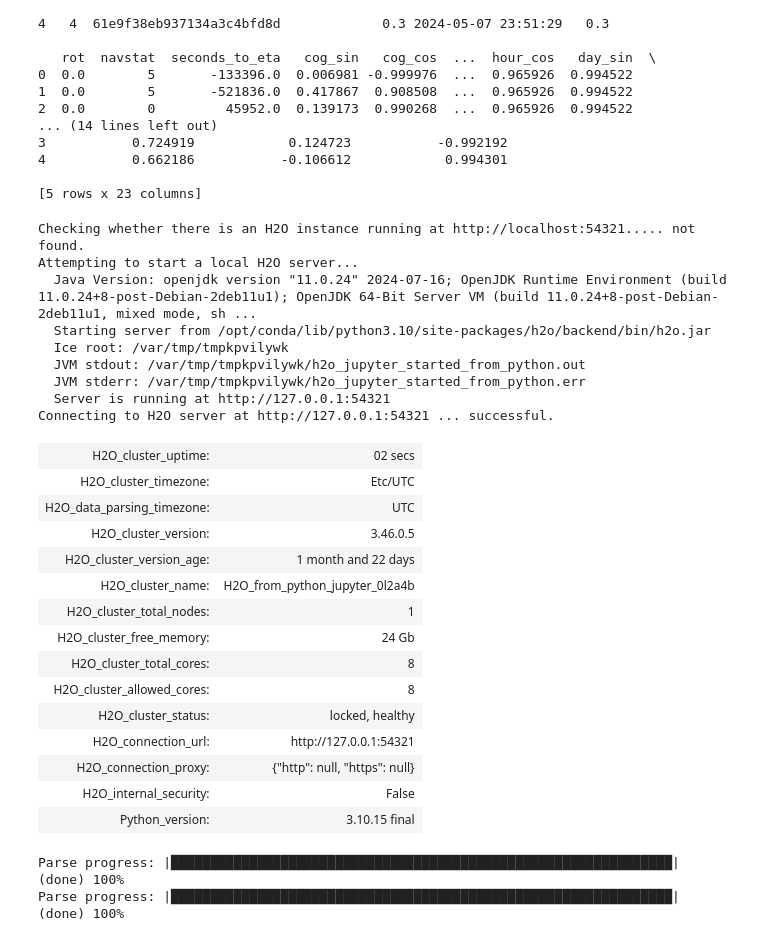
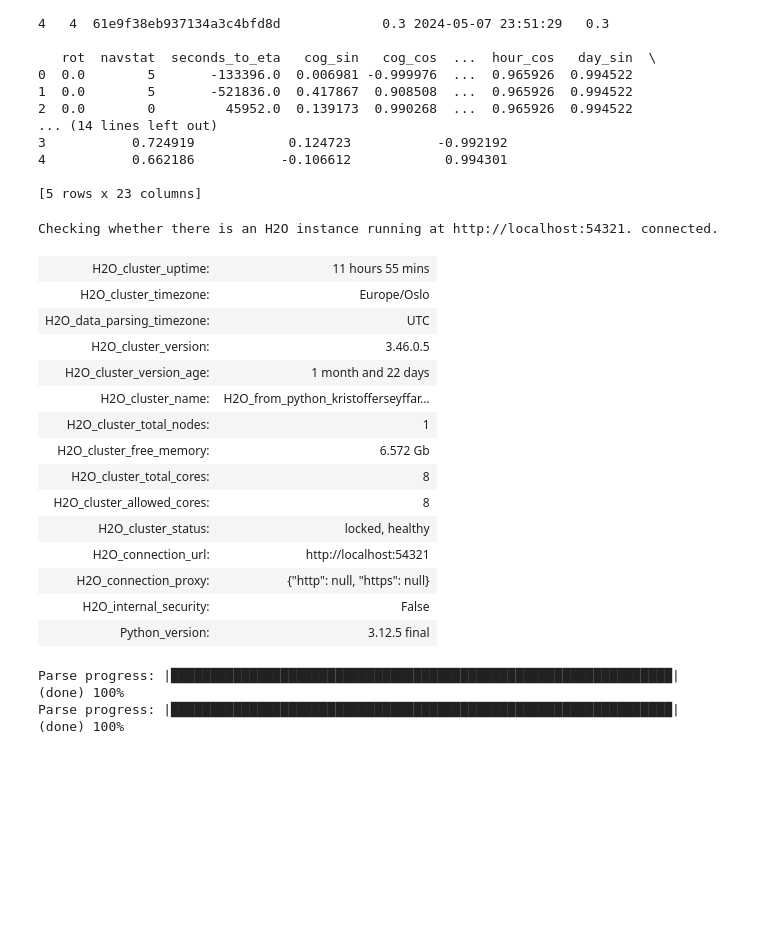
Before and after one commit to iverri/ML-Group-Project, a Jupyter notebook: src/pipeline_kris.ipynb, the cells around one changed output. Drawn from its saved outputs; the diff is of its cells as text; code cells hidden in the pictures; blank space fills up the shorter version.

```diff
--- a/src/pipeline_kris.ipynb
+++ b/src/pipeline_kris.ipynb
@@ -188,7 +192,9 @@ Name: latitude, dtype: float64
 8 -0.809017        0.5   0.866025
 9 -0.809017        0.5   0.866025
 # %%
-def Last_known_location_training_data(data: pd.DataFrame, shift_lenghts) -> pd.DataFrame:
+def Last_known_location_training_data(
+    data: pd.DataFrame, shift_lenghts
+) -> pd.DataFrame:
     """_summary_  Groups training data by vesselId, and propogates all data from last known location
 
     Args:
@@ -198,7 +204,7 @@ def Last_known_location_training_data(data: pd.DataFrame, shift_lenghts) -> pd.D
         _type_:? _description_ the altered data
 
     """
-    all_test_data=pd.DataFrame()
+    all_test_data = pd.DataFrame()
 
     for shift_length in shift_lenghts:
 
@@ -227,7 +233,9 @@ def Last_known_location_training_data(data: pd.DataFrame, shift_lenghts) -> pd.D
                 "last_longitude_sin",
                 "last_longitude_cos",
             ]
-        ] = shifted_data[["latitude_sin", "latitude_cos", "longitude_sin", "longitude_cos"]]
+        ] = shifted_data[
+            ["latitude_sin", "latitude_cos", "longitude_sin", "longitude_cos"]
+        ]
 
         shifted_data[
             [
@@ -254,7 +262,6 @@ def Last_known_location_training_data(data: pd.DataFrame, shift_lenghts) -> pd.D
 
         all_test_data = pd.concat([all_test_data, result], ignore_index=True)
 
-
     # Uncomment the line below if you want to remove the "time" column after processing
     # data = data.drop("time", axis=1)
 
@@ -262,9 +269,11 @@ def Last_known_location_training_data(data: pd.DataFrame, shift_lenghts) -> pd.D
 # %%
 print(train_data_preprocessed.columns)
 
-train_data_shifted_df = Last_known_location_training_data(train_data_preprocessed,[1,5,10,50])
+train_data_shifted_df = Last_known_location_training_data(
+    train_data_preprocessed, [10,100]
+)
 
-#train_data_shifted_df = train_data_shifted_df.drop(columns=["time"], axis=1)
+# train_data_shifted_df = train_data_shifted_df.drop(columns=["time"], axis=1)
 # %% [output]
 Index(['time', 'sog', 'rot', 'navstat', 'vesselId', 'seconds_to_eta',
        'latitude_sin', 'latitude_cos', 'longitude_sin', 'longitude_cos',
@@ -360,35 +369,27 @@ print(test_data_with_last_known_df.head())
 
 [5 rows x 23 columns]
 # %%
-h2o.init(max_mem_size="24g")
+h2o.init(max_mem_size="7g")
 
 train_data_shifted = h2o.H2OFrame(train_data_shifted_df)
 test_data_with_last_known = h2o.H2OFrame(test_data_with_last_known_df)
 # %% [output]
-Checking whether there is an H2O instance running at http://localhost:54321..... not found.
-Attempting to start a local H2O server...
-  Java Version: openjdk version "11.0.24" 2024-07-16; OpenJDK Runtime Environment (build 11.0.24+8-post-Debian-2deb11u1); OpenJDK 64-Bit Server VM (build 11.0.24+8-post-Debian-2deb11u1, mixed mode, sh ...
-  Starting server from /opt/conda/lib/python3.10/site-packages/h2o/backend/bin/h2o.jar
-  Ice root: /var/tmp/tmpkpvilywk
-  JVM stdout: /var/tmp/tmpkpvilywk/h2o_jupyter_started_from_python.out
-  JVM stderr: /var/tmp/tmpkpvilywk/h2o_jupyter_started_from_python.err
-  Server is running at http://127.0.0.1:54321
-Connecting to H2O server at http://127.0.0.1:54321 ... successful.
+Checking whether there is an H2O instance running at http://localhost:54321. connected.
-| H2O_cluster_uptime: | 02 secs |
-| H2O_cluster_timezone: | Etc/UTC |
+| H2O_cluster_uptime: | 11 hours 55 mins |
+| H2O_cluster_timezone: | Europe/Oslo |
 | H2O_data_parsing_timezone: | UTC |
 | H2O_cluster_version: | 3.46.0.5 |
 | H2O_cluster_version_age: | 1 month and 22 days |
-| H2O_cluster_name: | H2O_from_python_jupyter_0l2a4b |
+| H2O_cluster_name: | H2O_from_python_kristofferseyffar... |
 | H2O_cluster_total_nodes: | 1 |
-| H2O_cluster_free_memory: | 24 Gb |
+| H2O_cluster_free_memory: | 6.572 Gb |
 | H2O_cluster_total_cores: | 8 |
 | H2O_cluster_allowed_cores: | 8 |
 | H2O_cluster_status: | locked, healthy |
-| H2O_connection_url: | http://127.0.0.1:54321 |
+| H2O_connection_url: | http://localhost:54321 |
 | H2O_connection_proxy: | {"http": null, "https": null} |
 | H2O_internal_security: | False |
-| Python_version: | 3.10.15 final |
+| Python_version: | 3.12.5 final |
 Parse progress: |████████████████████████████████████████████████████████████████| (done) 100%
 Parse progress: |████████████████████████████████████████████████████████████████| (done) 100%
 # %%
```
Also changed, not shown: parts of 14 cells of this notebook.
